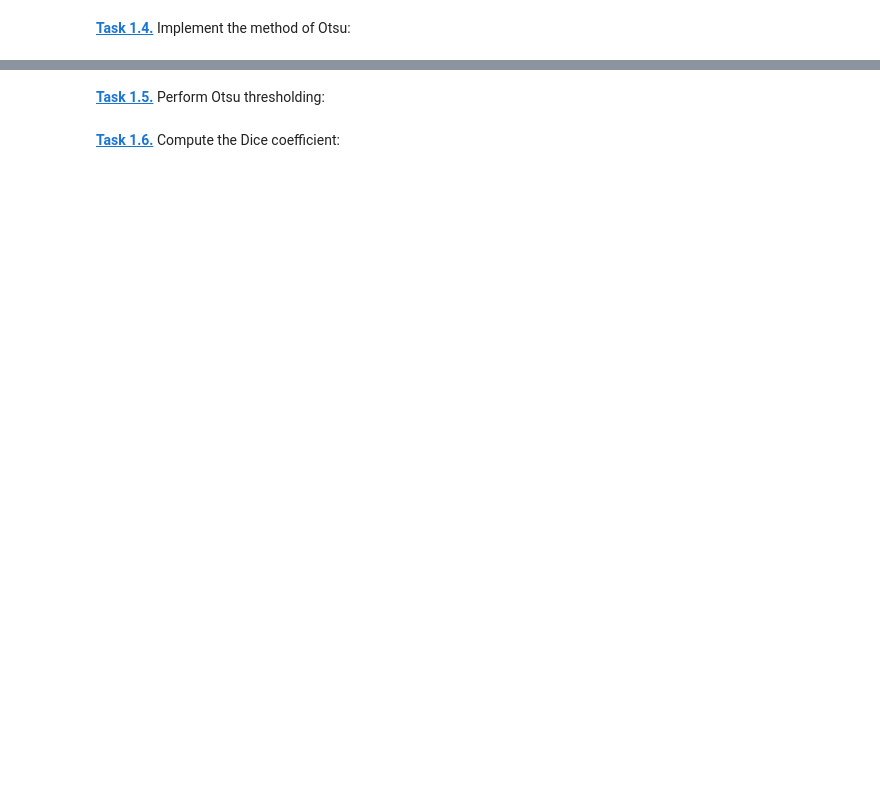
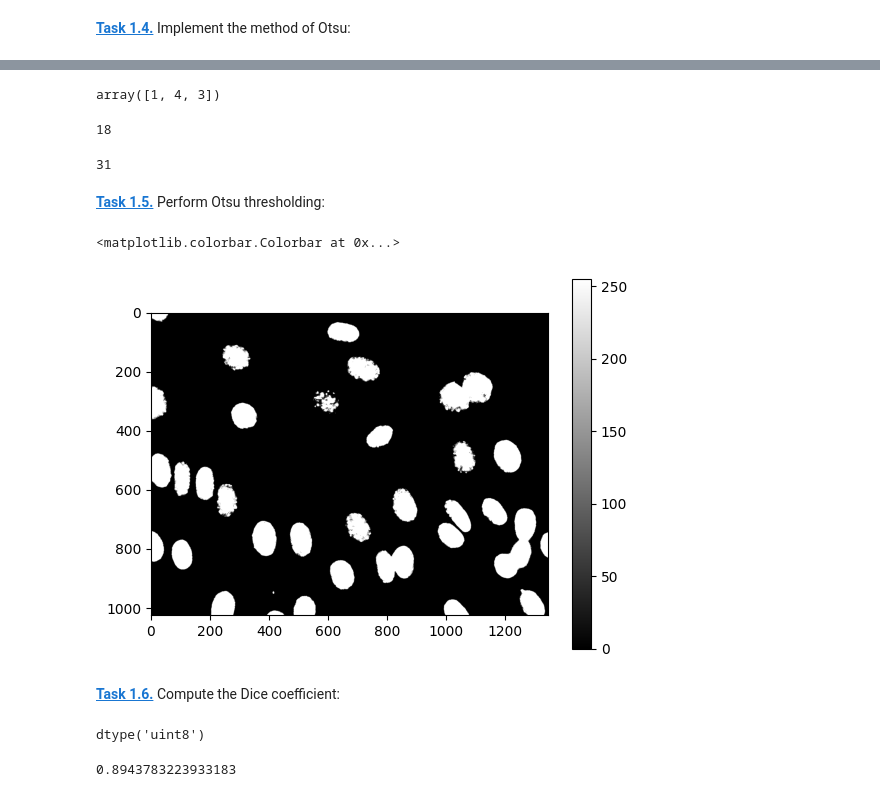
Before and after one commit to annachek3-creator/mobi-fs5-python, a Jupyter notebook: otsu.ipynb, the cells around one changed output, grey strips where cells are left out. Cells and saved outputs as stored; diff of their text form; code cells hidden in the pictures; blank space fills up the shorter version.

```diff
--- a/otsu.ipynb
+++ b/otsu.ipynb
@@ -19,4 +51,56 @@ plt.bar(range(256), h, width=1)
+# %%
+beispiel1 = np.array([1,5,4,2,3])
+beispiel2 = np.array([True, False, True, False, True])
+
+beispiel1[beispiel2]
+# %% [output]
+array([1, 4, 3])
+# %%
+print(img8.min())
+# %% [output]
+18
+# %%
+Otsu_values = []
+for T in range (img8.min()+1, img8.max()+1):
+    class1_intensities = img8[img8 < T]
+    class2_intensities = img8[img8 >= T]
+
+    class1_bins = h[:T]
+    class2_bins = h[T:]
+
+    n1=np.sum(class1_bins)   #gesamtanzahl der pixel in dem bereich der bins
+    n2=np.sum(class2_bins)
+
+    var1= np.var(class1_intensities)
+    var2 =np.var(class2_intensities)
+
+    O = n1*var1+n2*var2
+    Otsu_values.append(O)
+
+optimal_threshold= np.argmin(Otsu_values) + img8.min() +1
+print(optimal_threshold)
+# %% [output]
+31
 # %% [markdown]
 **[Task 1.5.]()** Perform Otsu thresholding:
+# %%
+new_img=img8.copy()
+for i in range(new_img.shape[0]):
+    for j in range(new_img.shape[1]):
+        pixel = new_img[i,j]
+        if pixel > optimal_threshold:
+            new_img[i,j] =255
+        if pixel < optimal_threshold:
+            new_img[i,j]=0
+
+plt.imshow(new_img, 'grey')
+plt.colorbar()
+# %% [output]
+<matplotlib.colorbar.Colorbar at 0x...>
+[figure, added]
 # %% [markdown]
 **[Task 1.6.]()** Compute the Dice coefficient:
+# %%
+new_img.dtype
+# %% [output]
+dtype('uint8')
@@ -22,0 +109,9 @@ plt.bar(range(256), h, width=1)
+# %%
+G=groundtruth.astype(bool)
+H=new_img.astype(bool)
+up= (G*H).sum()*2
+down= G.sum()+H.sum()
+dice= up/down
+print(dice)
+# %% [output]
+0.8943783223933183
```
Also changed, not shown: parts of 5 cells of this notebook.
